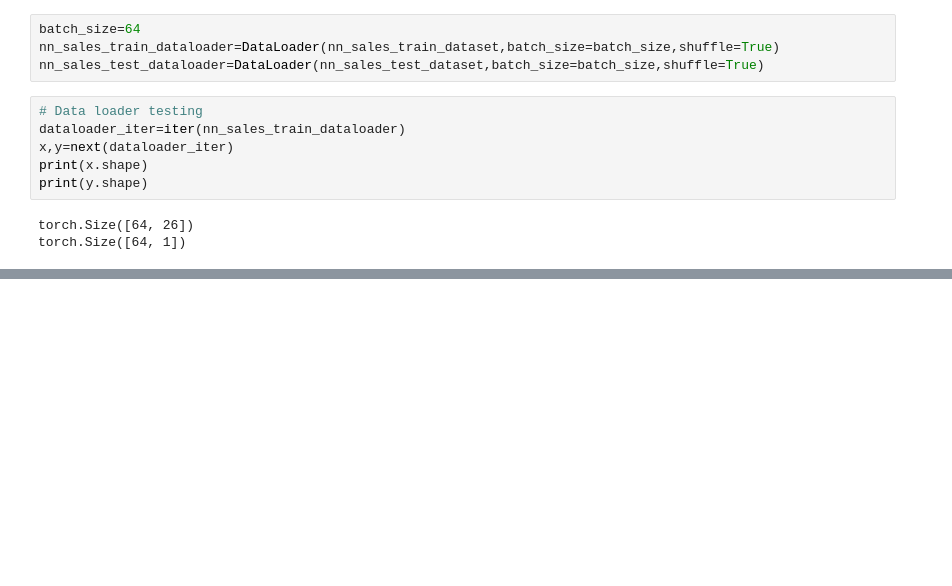
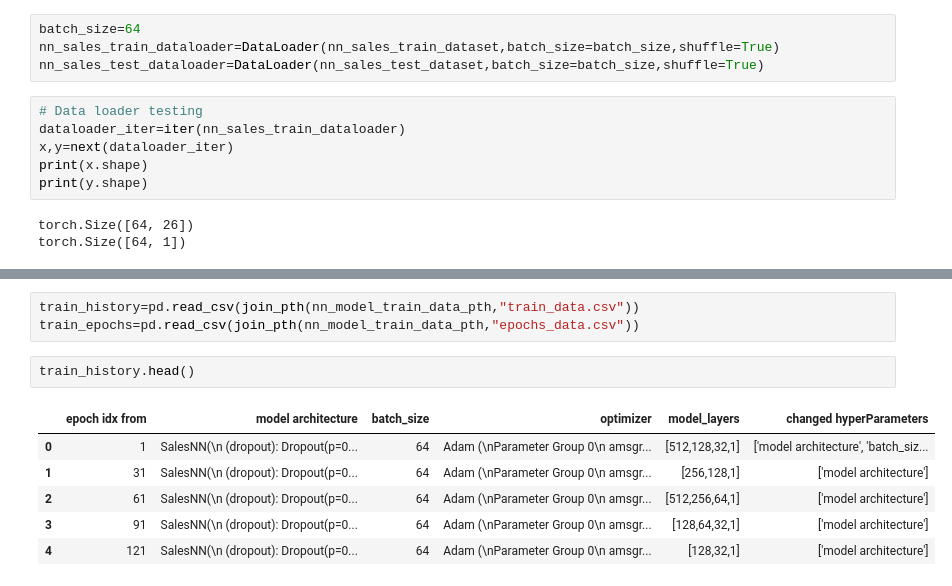
Before and after one commit to ahmedbadr97/Rossmann-Store-Sales, a Jupyter notebook: notebooks/model_training.ipynb, the cells around one changed output, grey strips where cells are left out. Saved outputs shown, nothing was run; the diff lists cells and outputs as text; blank space fills up the shorter version.

```diff
--- a/notebooks/model_training.ipynb
+++ b/notebooks/model_training.ipynb
@@ -234,0 +213,12 @@ torch.Size([64, 1])
+# %%
+train_history=pd.read_csv(join_pth(nn_model_train_data_pth,"train_data.csv"))
+train_epochs=pd.read_csv(join_pth(nn_model_train_data_pth,"epochs_data.csv"))
+# %%
+train_history.head()
+# %% [output]
+|  | epoch idx from | model architecture | batch_size | optimizer | model_layers | changed hyperParameters |
+| 0 | 1 | SalesNN(\n (dropout): Dropout(p=0... | 64 | Adam (\nParameter Group 0\n amsgr... | [512,128,32,1] | ['model architecture', 'batch_siz... |
+| 1 | 31 | SalesNN(\n (dropout): Dropout(p=0... | 64 | Adam (\nParameter Group 0\n amsgr... | [256,128,1] | ['model architecture'] |
+| 2 | 61 | SalesNN(\n (dropout): Dropout(p=0... | 64 | Adam (\nParameter Group 0\n amsgr... | [512,256,64,1] | ['model architecture'] |
+| 3 | 91 | SalesNN(\n (dropout): Dropout(p=0... | 64 | Adam (\nParameter Group 0\n amsgr... | [128,64,32,1] | ['model architecture'] |
+| 4 | 121 | SalesNN(\n (dropout): Dropout(p=0... | 64 | Adam (\nParameter Group 0\n amsgr... | [128,32,1] | ['model architecture'] |
```
Also changed, not shown: parts of 13 cells of this notebook, 4 other files.
